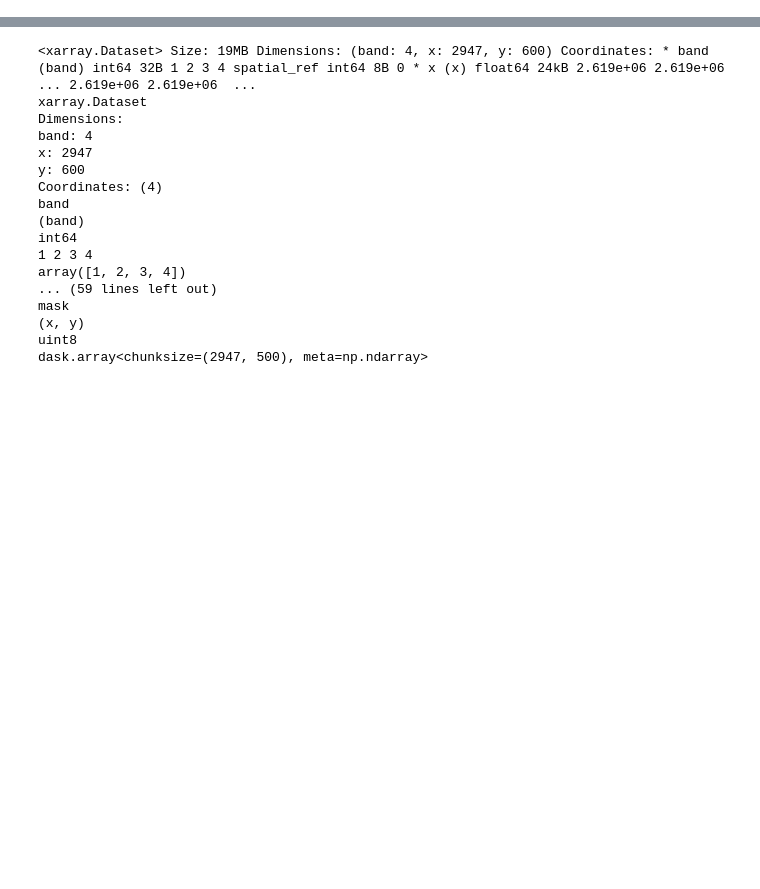
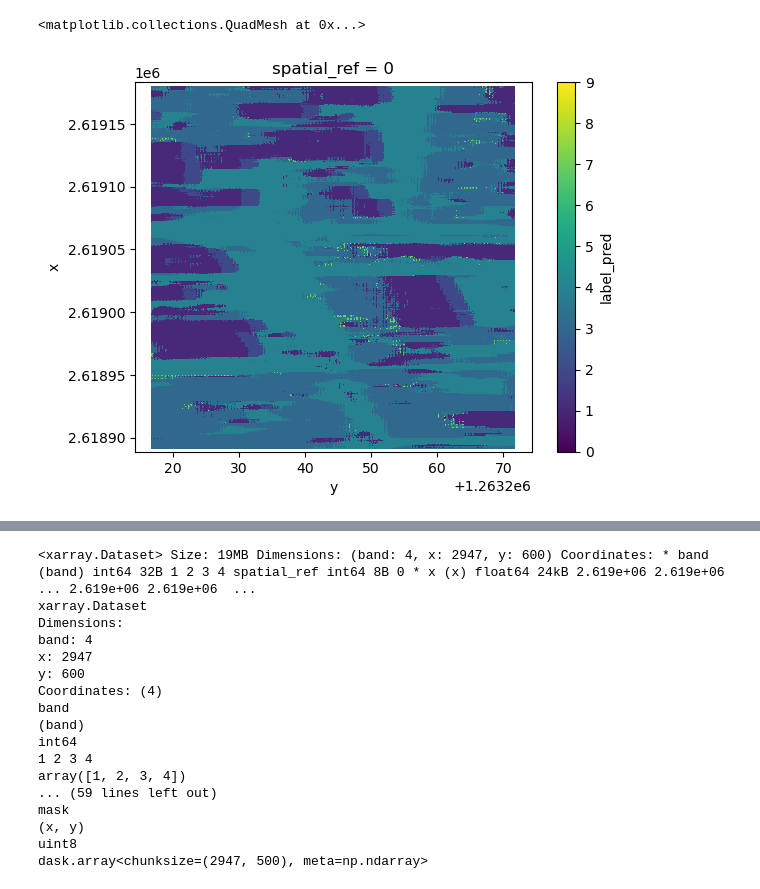
Before and after one commit to juliankraft/TermPaper2_RasterClassification, a Jupyter notebook: code/sandbox/dev.ipynb, the cells around one changed output, grey strips where cells are left out. Cells and saved outputs as stored; diff of their text form; code cells hidden in the pictures; blank space fills up the shorter version.

```diff
--- a/code/sandbox/dev.ipynb
+++ b/code/sandbox/dev.ipynb
@@ -3 +43,6 @@ import xarray as xr
+# %%
+ds["label_pred"].plot(vmin=0, vmax=9)
+# %% [output]
+<matplotlib.collections.QuadMesh at 0x...>
+[figure, added]
 # %%
```
Also changed, not shown: parts of 13 cells of this notebook.
